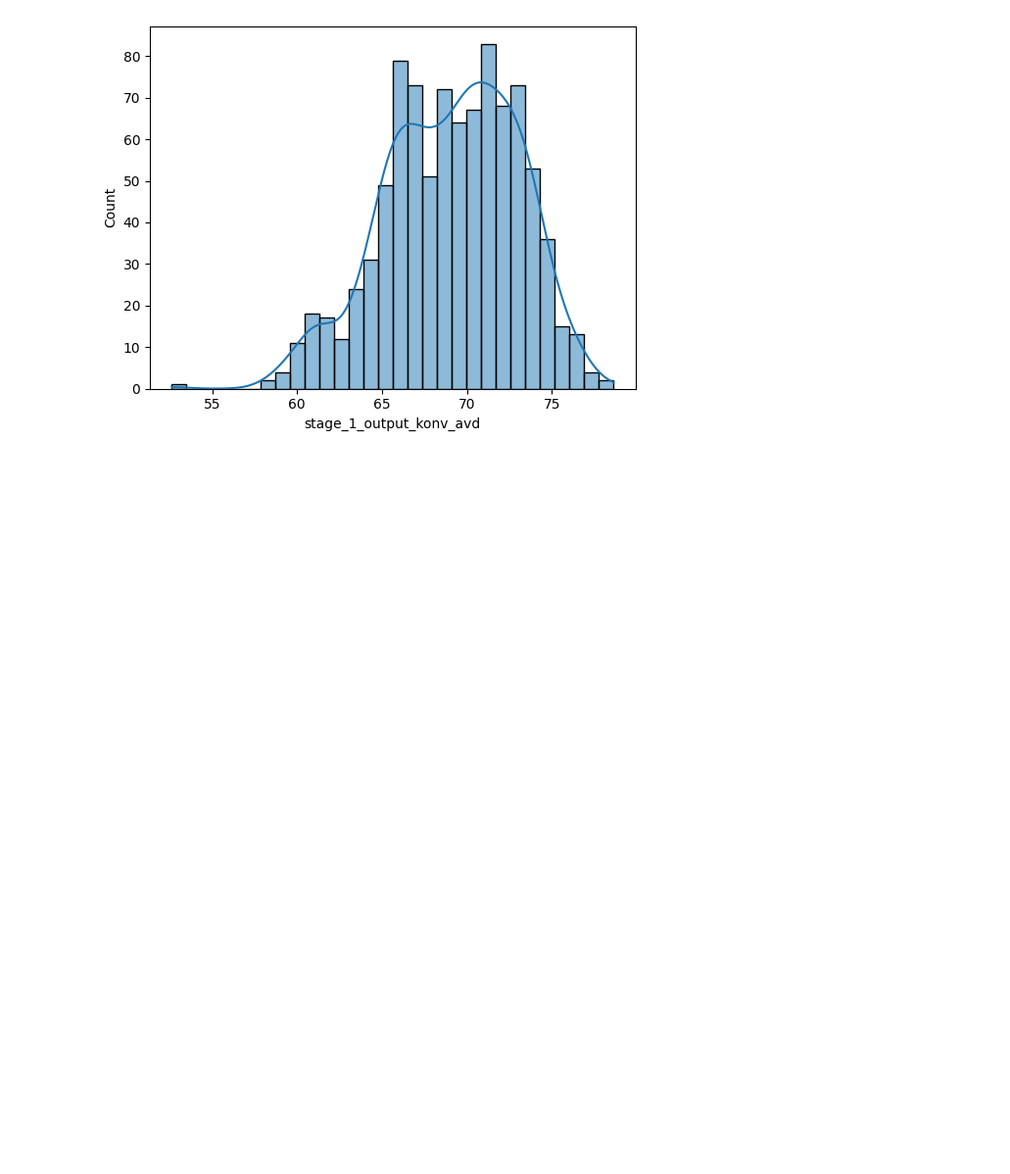
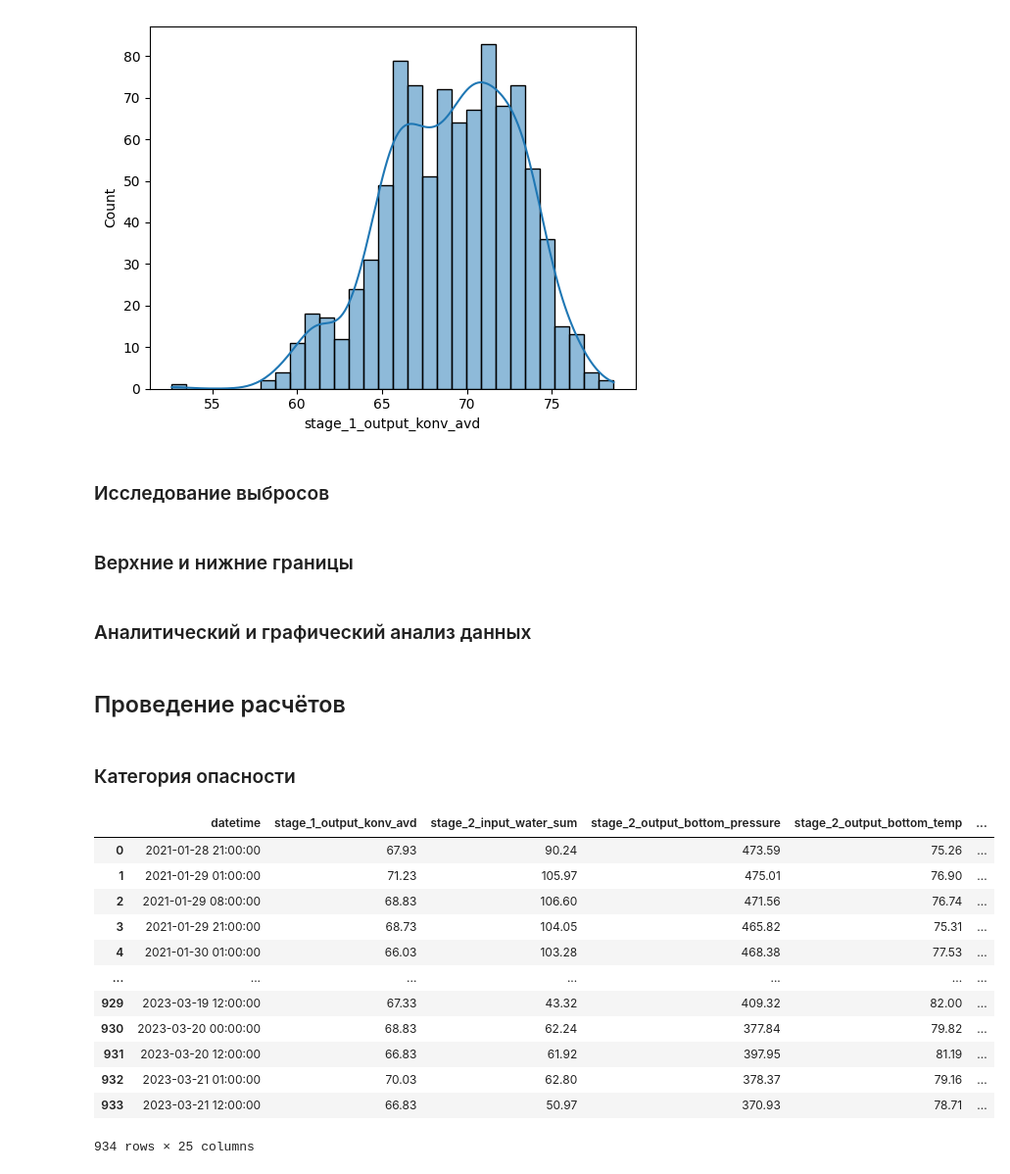
Before and after one commit to nericovich/project, a Jupyter notebook: main.ipynb, the cells around one changed output. Shown at 98% size. Cells and saved outputs as stored; diff of their text form; code cells hidden in the pictures; blank space fills up the shorter version.

```diff
--- a/main.ipynb
+++ b/main.ipynb
@@ -356,3 +356,32 @@ sns.histplot(df['stage_1_output_konv_avd'], kde=True, bins=30)
 # %%
 
 df['stage_1_output_konv_avd'] = df['stage_1_output_konv_avd'].fillna(df['stage_1_output_konv_avd'].mean())
+# %% [markdown]
+### Исследование выбросов
+# %% [markdown]
+### Верхние и нижние границы
+# %% [markdown]
+###  Аналитический и графический анализ данных
+# %% [markdown]
+## Проведение расчётов
+# %% [markdown]
+### Категория опасности
+# %%
+df['danger_gas_kat'] = df['stage_4_output_danger_gas'].apply(
+    lambda x: 1 if x < 0.05 else (2 if x >= 0.05 and x < 0.16 else 3))
+
+df
+# %% [output]
+|  | datetime | stage_1_output_konv_avd | stage_2_input_water_sum | stage_2_output_bottom_pressure | stage_2_output_bottom_temp | ... |
+| 0 | 2021-01-28 21:00:00 | 67.93 | 90.24 | 473.59 | 75.26 | ... |
+| 1 | 2021-01-29 01:00:00 | 71.23 | 105.97 | 475.01 | 76.90 | ... |
+| 2 | 2021-01-29 08:00:00 | 68.83 | 106.60 | 471.56 | 76.74 | ... |
+| 3 | 2021-01-29 21:00:00 | 68.73 | 104.05 | 465.82 | 75.31 | ... |
+| 4 | 2021-01-30 01:00:00 | 66.03 | 103.28 | 468.38 | 77.53 | ... |
+| ... | ... | ... | ... | ... | ... | ... |
+| 929 | 2023-03-19 12:00:00 | 67.33 | 43.32 | 409.32 | 82.00 | ... |
+| 930 | 2023-03-20 00:00:00 | 68.83 | 62.24 | 377.84 | 79.82 | ... |
+| 931 | 2023-03-20 12:00:00 | 66.83 | 61.92 | 397.95 | 81.19 | ... |
+| 932 | 2023-03-21 01:00:00 | 70.03 | 62.80 | 378.37 | 79.16 | ... |
+| 933 | 2023-03-21 12:00:00 | 66.83 | 50.97 | 370.93 | 78.71 | ... |
+934 rows × 25 columns
```
Also changed, not shown: parts of 20 cells of this notebook, 1 other file.
